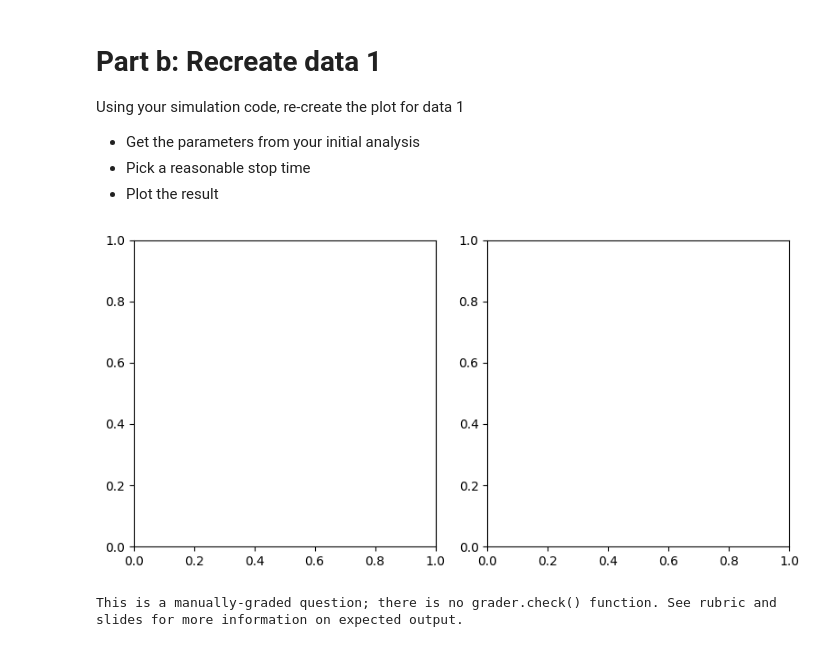
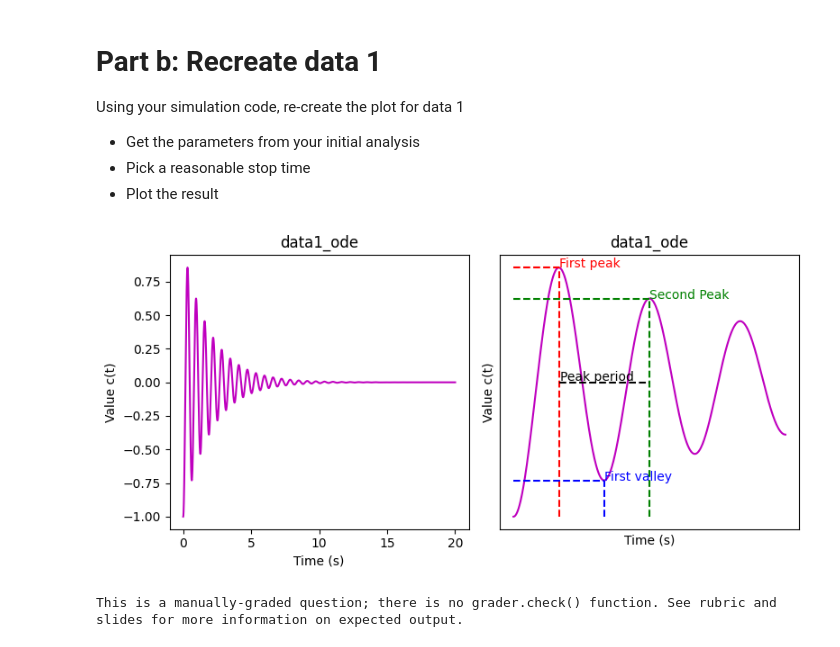
Before and after one commit to ElodinSanity/IntroPythonProgramming, a Jupyter notebook: Week_4_fitting/HW_2_system_analysis.ipynb, the cells around one changed output. Saved outputs shown, nothing was run; the diff lists cells and outputs as text; code cells hidden in the pictures.

Commit message:
its time again

```diff
--- a/Week_4_fitting/HW_2_system_analysis.ipynb
+++ b/Week_4_fitting/HW_2_system_analysis.ipynb
@@ -509,6 +511,7 @@ test_params = {
 }
 
 # Run the simulation long enough to stabilize
-ts, vs = simulate_system(x, dx, test_params, dt=0.001, total_time=2.0)
+ts_1, vs_1 = simulate_system(x, dx, test_params, dt=0.001, total_time=30)
 
-dict_answ = analyze_data_from_values(ts, vs)
+
+dict_answ = analyze_data_from_values(ts_1, vs_1, mass=10.0)
@@ -541,28 +546,68 @@ Using your simulation code, re-create the plot for data 1
 - Get the parameters from your initial analysis
 - Pick a reasonable stop time
 - Plot the result
+# %%
+def plot_system_ode(axs, ts, vs, params):
+
+    #plot one
+    plot_func(axs[0], ts, vs, plot_title="data1_ode", y_label="Value c(t)", x_label="Time (s)", col="m")
+
+    dict_of_important_values = analyze_data_from_values(ts, vs, mass=params["system_mass"])
+
+    #plot 2 values
+    axis_end = find_peak_or_valley(vs, b_peak_or_valley=True)[1] * 2 #getting wtice the index of the second peak
+    y_values = [dict_of_important_values["c_peak"], dict_of_important_values["c_valley"], dict_of_important_values["c_second_peak"]]
+    x_values = [dict_of_important_values["t_peak"], dict_of_important_values["t_valley"], dict_of_important_values["t_second_peak"]]
+    col = ['r', 'b', 'g', 'k']
+
+    #plot 2
+    plot_func(axs[1], ts[:axis_end], vs[:axis_end], plot_title="data1_ode", col="m")
+    draw_corner(axs[1], [0, x_values[0]], [np.min(vs), y_values[0]], ls='--', col=col[0], label_loc_y=y_values[0], label_loc_x=x_values[0], label="First peak") #first peak
+    draw_corner(axs[1], [0, x_values[1]], [np.min(vs), y_values[1]], ls='--', col=col[1], label_loc_y=y_values[1], label_loc_x=x_values[1], label="First valley") #valley
+    draw_corner(axs[1], [0, x_values[2]], [np.min(vs), y_values[2]], ls='--', col=col[2], label_loc_y=y_values[2], label_loc_x=x_values[2], label="Second Peak") #second peak
+    draw_corner(axs[1], [x_values[0], x_values[2]], [0, 0], ls='--', col=col[3], label_loc_y=0.01, label_loc_x=x_values[0]+0.01, label="Peak period") #period
+
+    #no ticks or labesl for second plot axes
+    axs[1].set_xticks([])
+    axs[1].set_yticks([])
+    axs[1].set_xticklabels([])
+    axs[1].set_yticklabels([])
+    axs[1].set_ylabel("Value c(t)")
+    axs[1].set_xlabel("Time (s)")
 # %%
 nrows = 1
 ncols = 2
 fig, axs = plt.subplots(nrows, ncols, figsize=(8, 4))
 
 # Run your simulation, analyze it, and plot the results
 # Note: This SHOULD just be calling existing functions
 # Paraneters you should use for the simulate are the starting conditions for data1
 #    k is system_spring, c is system_damping
 # x0 = -1.0, c = 1.0, m = 1.0, k = 100.0
 # Simulate
 #  - gets ts and vs
 # Analayze
 #  - gets dictionary from ts and vs
 #  - use that data in your plot to plot the first/second peaks etc
 # Plot
 #  - plot the ts and vs with the peaks etc labeled (same as in part 1)
 
+x2 = -1.0
+dx2 = 0.0
+
+params = {
+    "system_damping": 1.0,
+    "system_mass": 1.0,
+    "system_spring": 100.0
+}
+
+ts_2, vs_2 = simulate_system(x2, dx2, params, dt=0.001, total_time=20)
+plot_system_ode(axs, ts_2, vs_2, params)
+
 # Make it fit better
 fig.tight_layout()
 # %% [output]
-[figure, old version]
+[figure, new version]
 # %%
 # Manual grade
 print("This is a manually-graded question; there is no grader.check() function. See rubric and slides for more information on expected output.")
```
Also changed, not shown: parts of 10 cells of this notebook, 4 other files.
